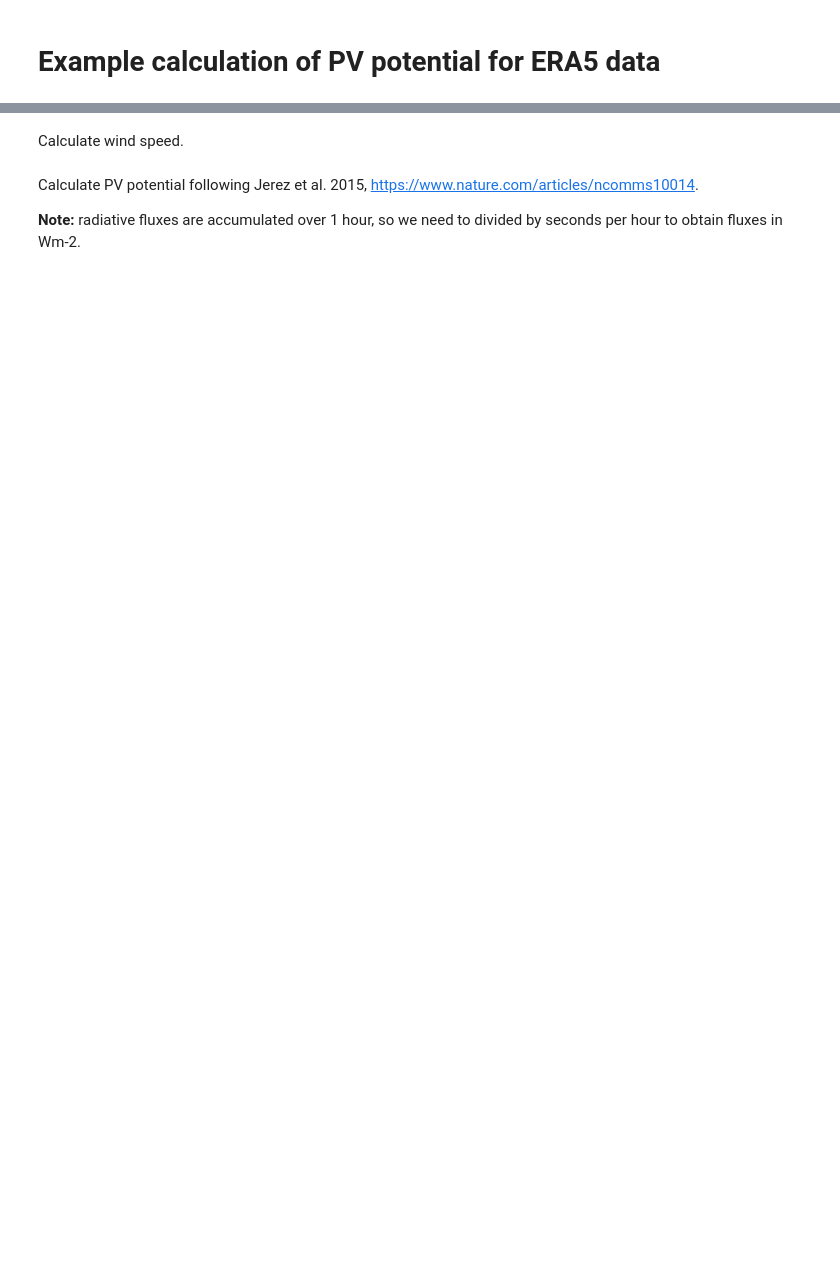
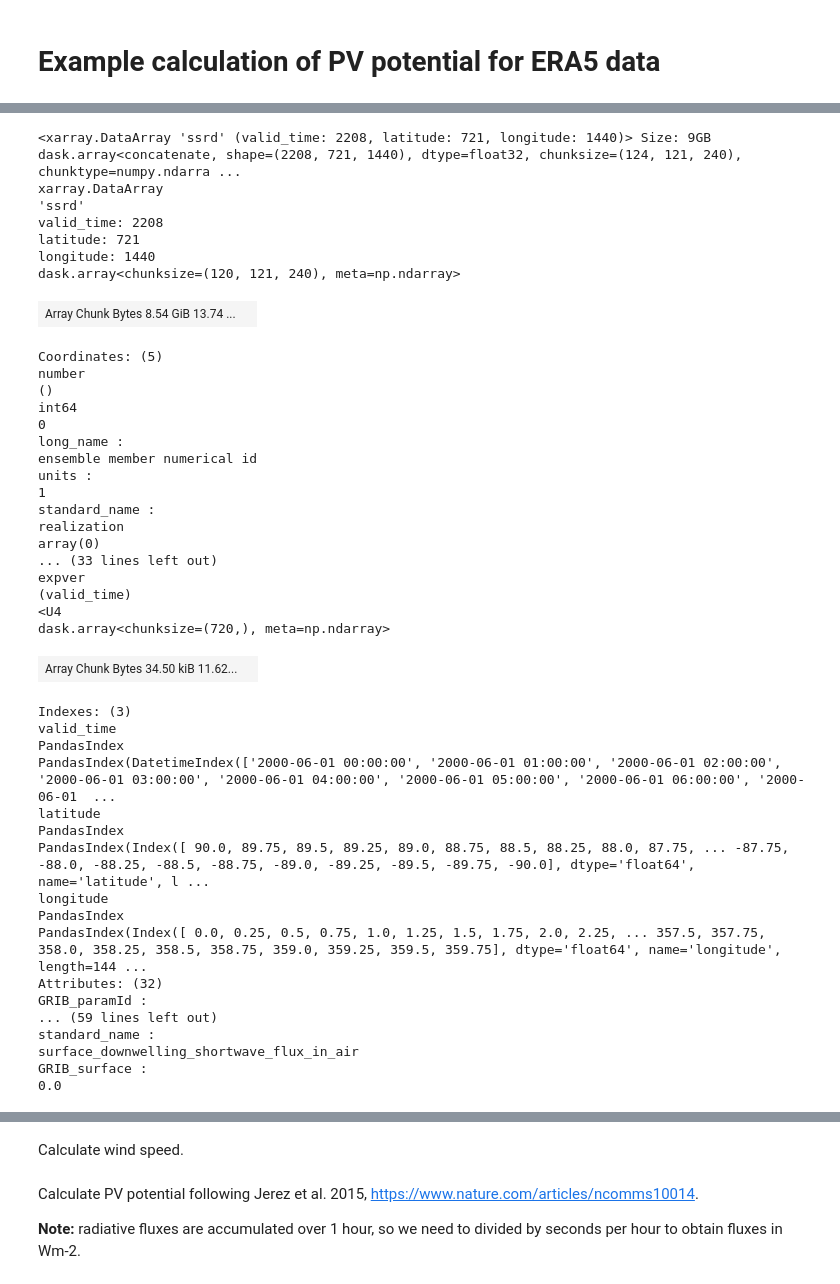
Before and after one commit to laq/msc-intro-computational-meteorology-exercises-w2024, a Jupyter notebook: analysis/exercise_20241022.ipynb, the cells around one changed output, grey strips where cells are left out. Saved outputs shown, nothing was run; the diff lists cells and outputs as text; code cells hidden in the pictures; blank space fills up the shorter version.

```diff
--- a/analysis/exercise_20241022.ipynb
+++ b/analysis/exercise_20241022.ipynb
@@ -13,0 +48,46 @@ ds=xr.open_mfdataset([path+"era5-1979-01.nc", path+"era5-1979-02.nc"])
+# %%
+ds.data_vars["ssrd"]
+# %% [output]
+<xarray.DataArray 'ssrd' (valid_time: 2208, latitude: 721, longitude: 1440)> Size: 9GB dask.array<concatenate, shape=(2208, 721, 1440), dtype=float32, chunksize=(124, 121, 240), chunktype=numpy.ndarra ...
+xarray.DataArray
+'ssrd'
+valid_time: 2208
+latitude: 721
+longitude: 1440
+dask.array<chunksize=(120, 121, 240), meta=np.ndarray>
+| Array Chunk Bytes 8.54 GiB 13.74 ... |  |
+Coordinates: (5)
+number
+()
+int64
+0
+long_name :
+ensemble member numerical id
+units :
+1
+standard_name :
+realization
+array(0)
+... (33 lines left out)
+expver
+(valid_time)
+<U4
+dask.array<chunksize=(720,), meta=np.ndarray>
+| Array Chunk Bytes 34.50 kiB 11.62... |  |
+Indexes: (3)
+valid_time
+PandasIndex
+PandasIndex(DatetimeIndex(['2000-06-01 00:00:00', '2000-06-01 01:00:00', '2000-06-01 02:00:00', '2000-06-01 03:00:00', '2000-06-01 04:00:00', '2000-06-01 05:00:00', '2000-06-01 06:00:00', '2000-06-01  ...
+latitude
+PandasIndex
+PandasIndex(Index([ 90.0, 89.75, 89.5, 89.25, 89.0, 88.75, 88.5, 88.25, 88.0, 87.75, ... -87.75, -88.0, -88.25, -88.5, -88.75, -89.0, -89.25, -89.5, -89.75, -90.0], dtype='float64', name='latitude', l ...
+longitude
+PandasIndex
+PandasIndex(Index([ 0.0, 0.25, 0.5, 0.75, 1.0, 1.25, 1.5, 1.75, 2.0, 2.25, ... 357.5, 357.75, 358.0, 358.25, 358.5, 358.75, 359.0, 359.25, 359.5, 359.75], dtype='float64', name='longitude', length=144 ...
+Attributes: (32)
+GRIB_paramId :
+... (59 lines left out)
+standard_name :
+surface_downwelling_shortwave_flux_in_air
+GRIB_surface :
+0.0
```
Also changed, not shown: parts of 11 cells of this notebook, 1 other file.
